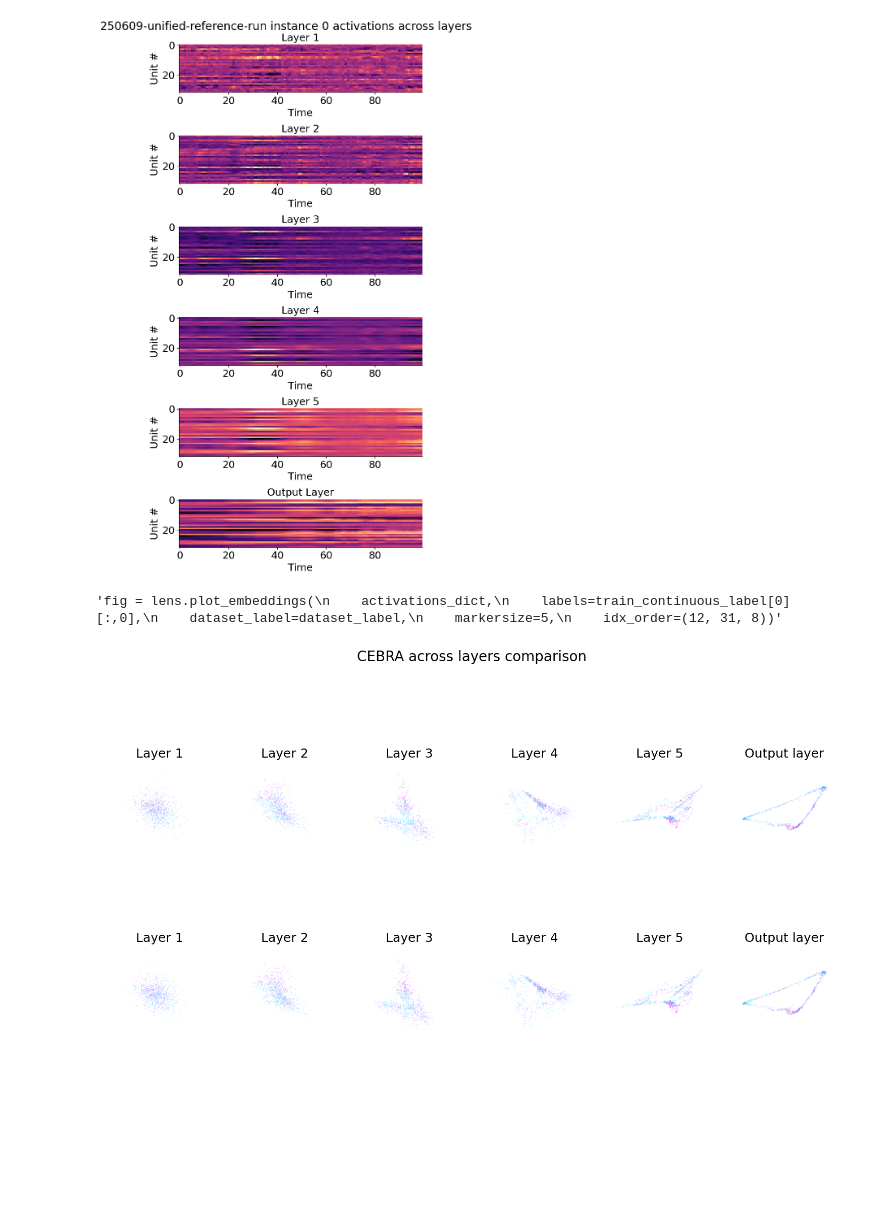
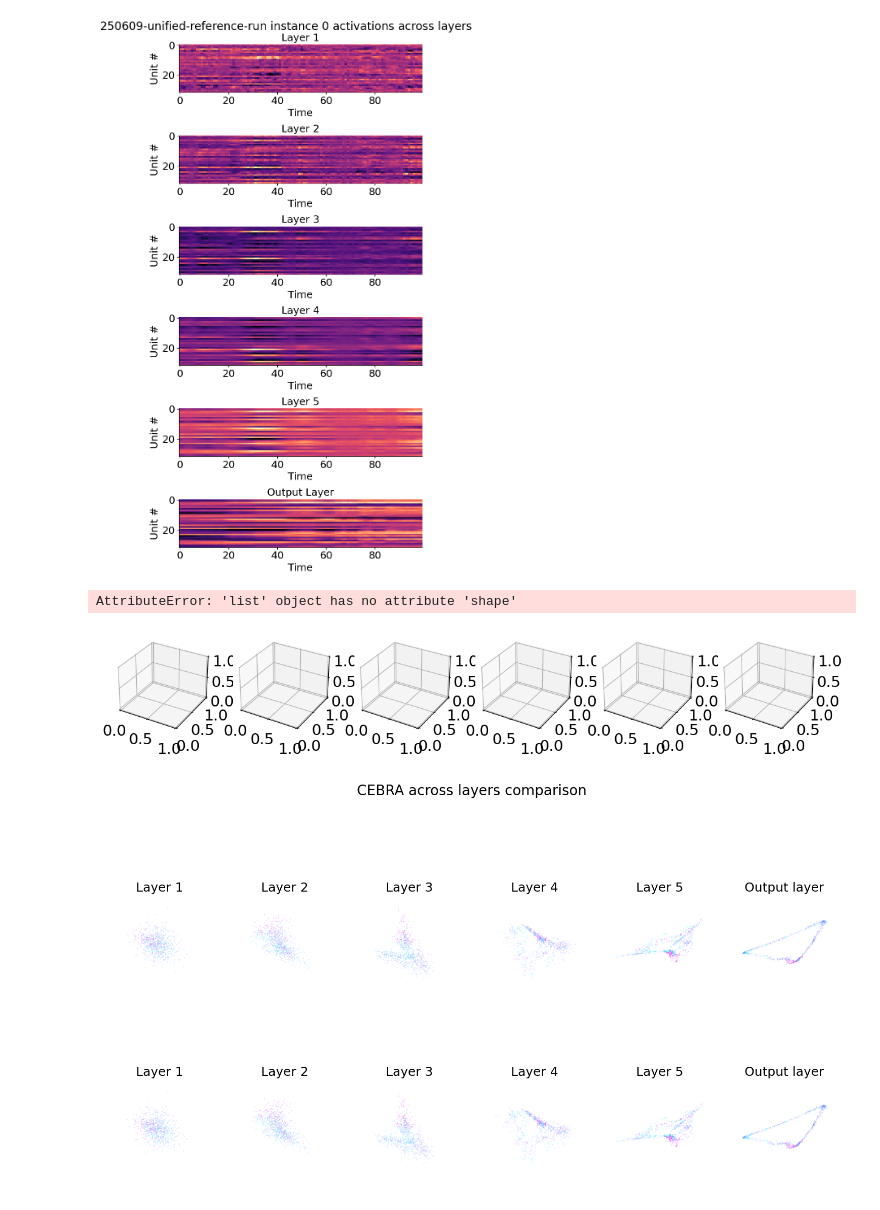
Before and after one commit to AdaptiveMotorControlLab/CEBRA-lens, a Jupyter notebook: test_unified.ipynb, the cells around one changed output. Cells and saved outputs as stored; diff of their text form; code cells hidden in the pictures; blank space fills up the shorter version.

```diff
--- a/test_unified.ipynb
+++ b/test_unified.ipynb
@@ -243,14 +237,15 @@ fig = lens.plot_activations(
 # %% [output]
 [figure]
 # %%
-"""fig = lens.plot_embeddings(
+fig = lens.plot_embeddings(
     activations_dict,
     labels=train_continuous_label[0][:,0],
     dataset_label=dataset_label,
     markersize=5,
-    idx_order=(12, 31, 8))"""
+    idx_order=(12, 31, 8))
 # %% [output]
-'fig = lens.plot_embeddings(\n    activations_dict,\n    labels=train_continuous_label[0][:,0],\n    dataset_label=dataset_label,\n    markersize=5,\n    idx_order=(12, 31, 8))'
+AttributeError: 'list' object has no attribute 'shape'
+[figure, added]
 # %%
 model1 = activations_dict["250609-unified-reference-run"][0]
 model2 = activations_dict["250609-unified-reference-run"][0]
```
Also changed, not shown: parts of 6 cells of this notebook, 3 other files.
